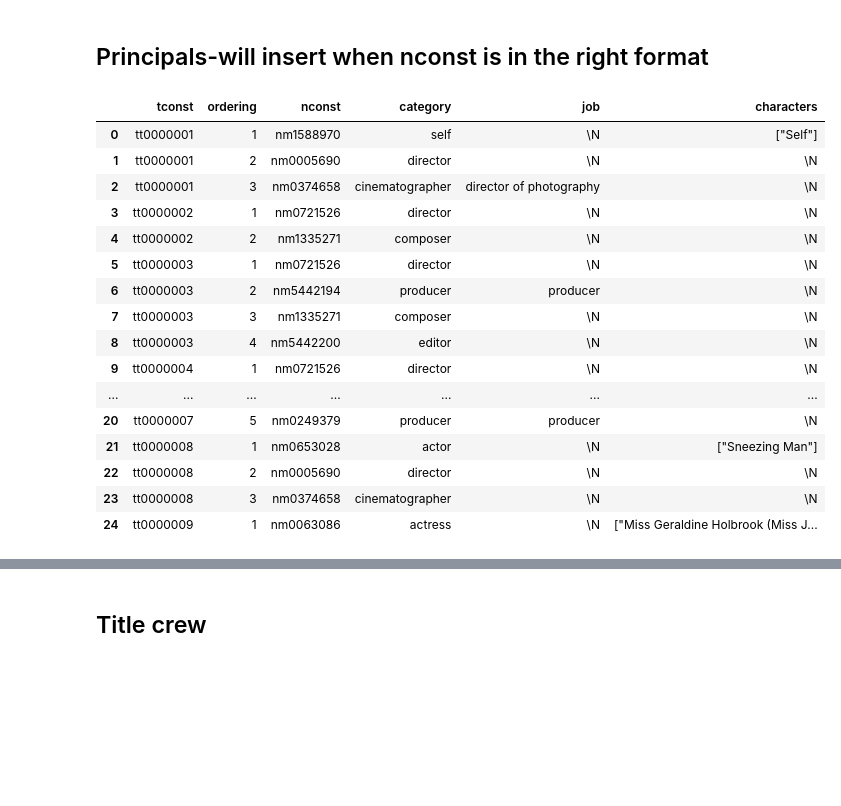
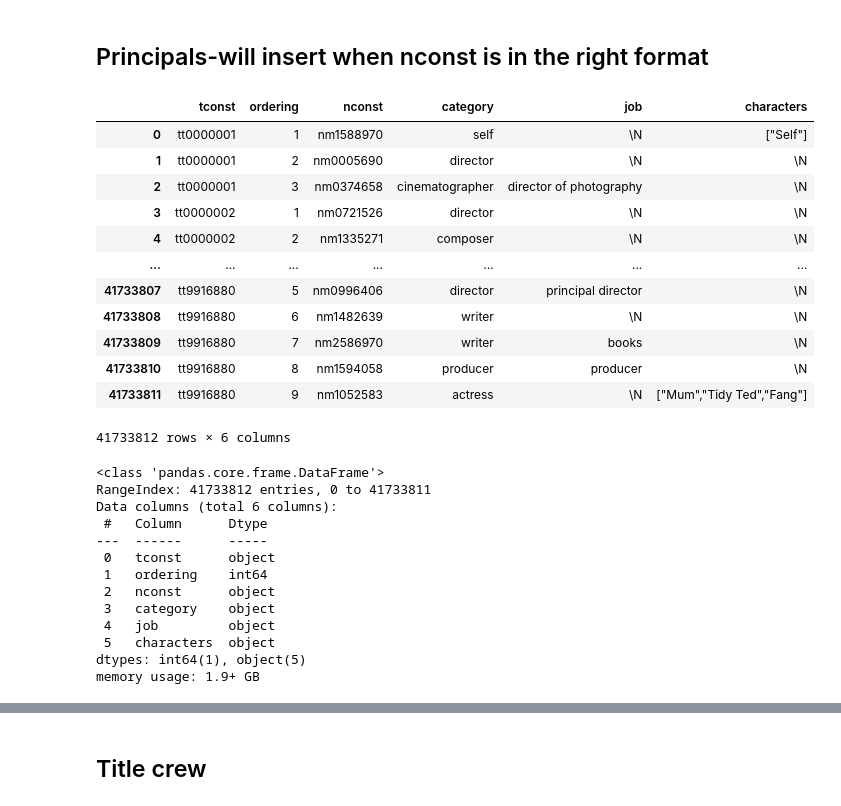
Before and after one commit to abasiamaakpan/Movie_Database_Application, a Jupyter notebook: Imdb_Database_App.ipynb, the cells around one changed output, grey strips where cells are left out. Drawn from its saved outputs; the diff is of its cells as text; code cells hidden in the pictures; blank space fills up the shorter version.

```diff
--- a/Imdb_Database_App.ipynb
+++ b/Imdb_Database_App.ipynb
@@ -834,23 +839,35 @@ for chunk in tqdm(batch(name_basics_preprocessed,batch_size),total=length):
 # %% [markdown]
 ## Principals-will insert when nconst is in the right format  ##
 # %%
-title_principals = pd.read_csv('title.principals.tsv', nrows=25, delimiter='\t',encoding='utf-8')
+title_principals = pd.read_csv('/Users/abasiamaakpan/Downloads/title.principals.tsv', delimiter='\t',encoding='utf-8')
 title_principals
 # %% [output]
 |  | tconst | ordering | nconst | category | job | characters |
 | 0 | tt0000001 | 1 | nm1588970 | self | \N | ["Self"] |
 | 1 | tt0000001 | 2 | nm0005690 | director | \N | \N |
 | 2 | tt0000001 | 3 | nm0374658 | cinematographer | director of photography | \N |
 | 3 | tt0000002 | 1 | nm0721526 | director | \N | \N |
 | 4 | tt0000002 | 2 | nm1335271 | composer | \N | \N |
-| 5 | tt0000003 | 1 | nm0721526 | director | \N | \N |
-| 6 | tt0000003 | 2 | nm5442194 | producer | producer | \N |
-| 7 | tt0000003 | 3 | nm1335271 | composer | \N | \N |
-| 8 | tt0000003 | 4 | nm5442200 | editor | \N | \N |
-| 9 | tt0000004 | 1 | nm0721526 | director | \N | \N |
 | ... | ... | ... | ... | ... | ... | ... |
-| 20 | tt0000007 | 5 | nm0249379 | producer | producer | \N |
-| 21 | tt0000008 | 1 | nm0653028 | actor | \N | ["Sneezing Man"] |
-| 22 | tt0000008 | 2 | nm0005690 | director | \N | \N |
-| 23 | tt0000008 | 3 | nm0374658 | cinematographer | \N | \N |
-| 24 | tt0000009 | 1 | nm0063086 | actress | \N | ["Miss Geraldine Holbrook (Miss J... |
+| 41733807 | tt9916880 | 5 | nm0996406 | director | principal director | \N |
+| 41733808 | tt9916880 | 6 | nm1482639 | writer | \N | \N |
+| 41733809 | tt9916880 | 7 | nm2586970 | writer | books | \N |
+| 41733810 | tt9916880 | 8 | nm1594058 | producer | producer | \N |
+| 41733811 | tt9916880 | 9 | nm1052583 | actress | \N | ["Mum","Tidy Ted","Fang"] |
+41733812 rows × 6 columns
+# %%
+title_principals.info()
+# %% [output]
+<class 'pandas.core.frame.DataFrame'>
+RangeIndex: 41733812 entries, 0 to 41733811
+Data columns (total 6 columns):
+ #   Column      Dtype
+---  ------      -----
+ 0   tconst      object
+ 1   ordering    int64
+ 2   nconst      object
+ 3   category    object
+ 4   job         object
+ 5   characters  object
+dtypes: int64(1), object(5)
+memory usage: 1.9+ GB
```
Also changed, not shown: parts of 134 cells of this notebook.
